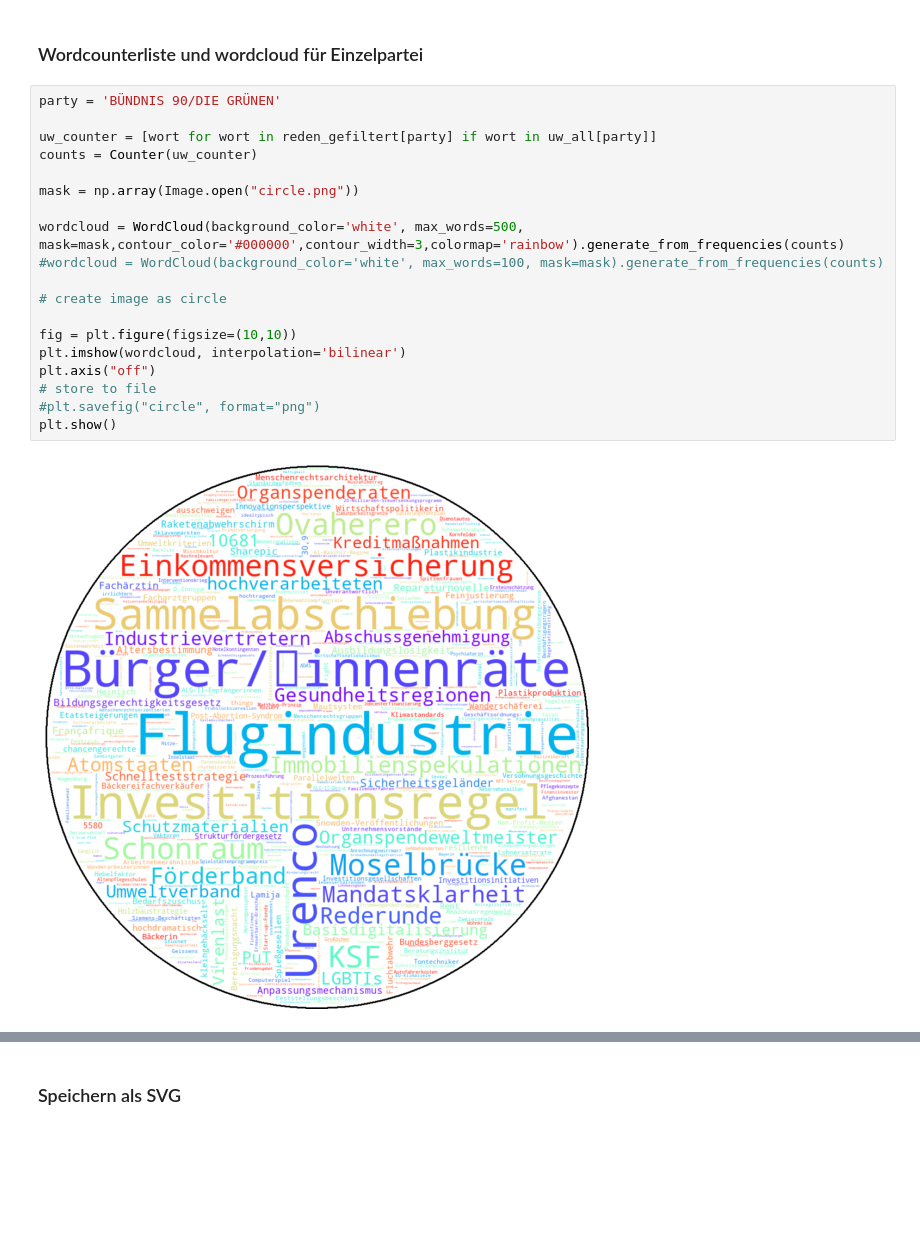
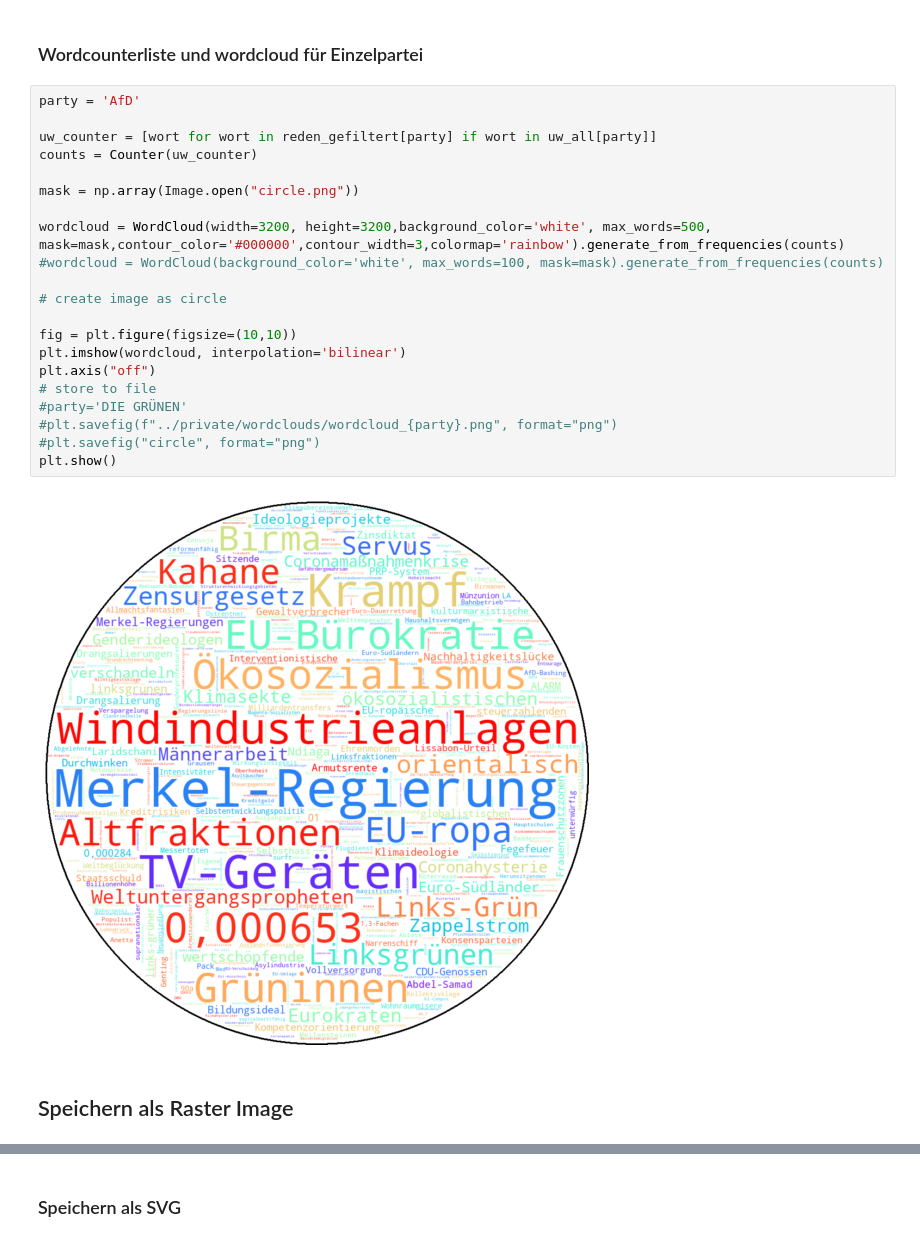
Before and after one commit to sevenbanisch/bundestagsreden, a Jupyter notebook: pipelines/unique words der Parteien und der Parteienpaare - Endversion.ipynb, the cells around one changed output, grey strips where cells are left out. Drawn from its saved outputs; the diff is of its cells as text; blank space fills up the shorter version.

Commit message:
work on unique words script

```diff
--- a/pipelines/unique words der Parteien und der Parteienpaare - Endversion.ipynb
+++ b/pipelines/unique words der Parteien und der Parteienpaare - Endversion.ipynb
@@ -113,23 +96,27 @@ dict_keys(['SPD', 'FDP', 'CDU/CSU', 'DIE LINKE', 'BÜNDNIS 90/DIE GRÜNEN', 'AfD
 # %% [markdown]
 ### Wordcounterliste und wordcloud für Einzelpartei
 # %%
-party = 'BÜNDNIS 90/DIE GRÜNEN'
+party = 'AfD'
 
 uw_counter = [wort for wort in reden_gefiltert[party] if wort in uw_all[party]]
 counts = Counter(uw_counter)
 
 mask = np.array(Image.open("circle.png"))
 
-wordcloud = WordCloud(background_color='white', max_words=500, mask=mask,contour_color='#000000',contour_width=3,colormap='rainbow').generate_from_frequencies(counts)
+wordcloud = WordCloud(width=3200, height=3200,background_color='white', max_words=500, mask=mask,contour_color='#000000',contour_width=3,colormap='rainbow').generate_from_frequencies(counts)
 #wordcloud = WordCloud(background_color='white', max_words=100, mask=mask).generate_from_frequencies(counts)
 
 # create image as circle
 
 fig = plt.figure(figsize=(10,10))
 plt.imshow(wordcloud, interpolation='bilinear')
 plt.axis("off")
 # store to file
+#party='DIE GRÜNEN'
+#plt.savefig(f"../private/wordclouds/wordcloud_{party}.png", format="png")
 #plt.savefig("circle", format="png")
 plt.show()
 # %% [output]
-[figure, old version]
+[figure, new version]
+# %% [markdown]
+## Speichern als Raster Image
```
Also changed, not shown: parts of 9 cells of this notebook, 1 other file.
